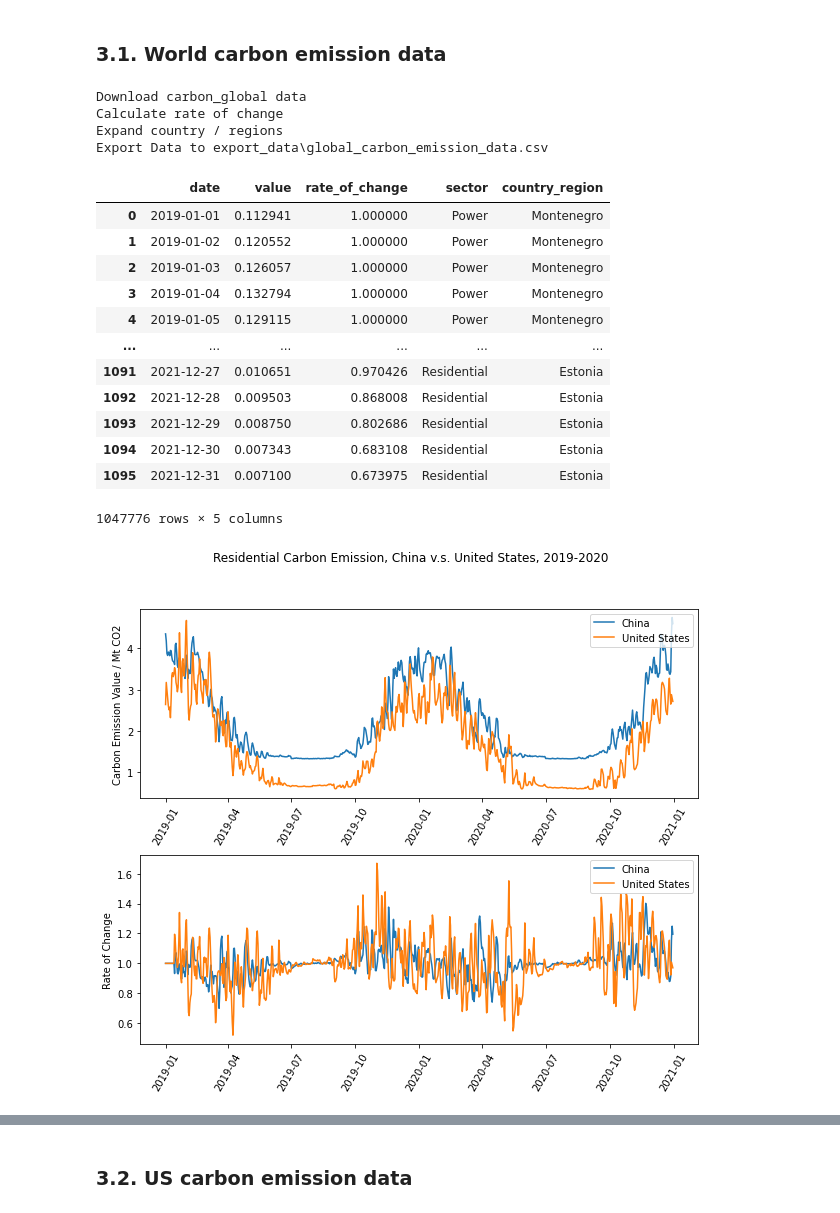
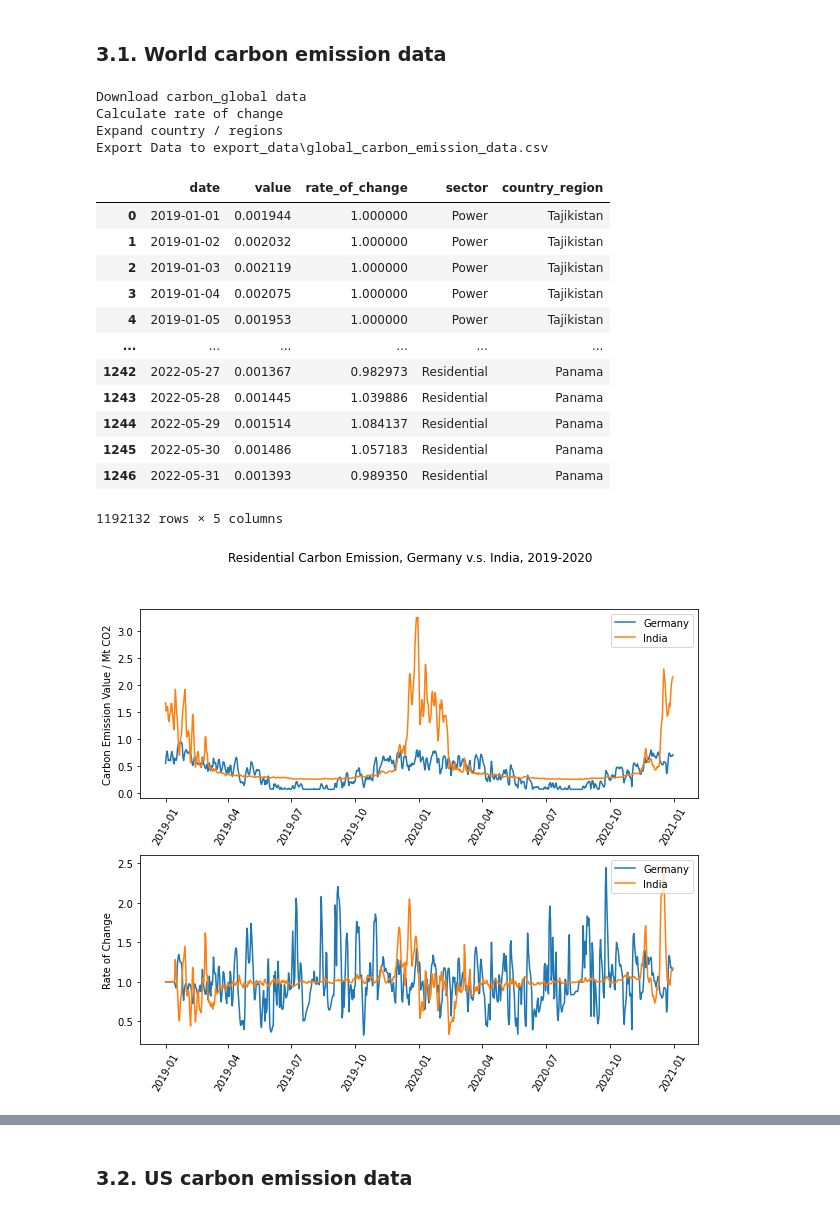
Before and after one commit to microsoft/Carbon-Insight, a Jupyter notebook: notebook/carbon_emission.ipynb, the cells around one changed output, grey strips where cells are left out. Saved outputs shown, nothing was run; the diff lists cells and outputs as text; code cells hidden in the pictures.

```diff
--- a/notebook/carbon_emission.ipynb
+++ b/notebook/carbon_emission.ipynb
@@ -98,7 +99,7 @@ def calculate_rate_of_change(df, window_size=14):
             )
             tmp_df['sector'] = sector
             tmp_df[region_scope] = region
-            new_df = new_df.append(tmp_df.reset_index())
+            new_df = pd.concat([new_df, tmp_df.reset_index()])
     return new_df
 # %% [markdown]
 ### <a id="a13"></a> 1.3. Expand country regions
@@ -156,9 +157,9 @@ def expand_country_regions(df):
                 tmp_df = df.loc[sector_masks[sector] & group_mask, :].copy()
                 tmp_df['value'] = tmp_df['value'] / sum_value * baseline.loc[code, sector]
                 tmp_df['country_region'] = country_region
-                new_df = new_df.append(tmp_df)
+                new_df = pd.concat([new_df, tmp_df])
         elif country_region in original_country_regions:
-            new_df = new_df.append(df.loc[df['country_region'] == country_region])
+            new_df = pd.concat([new_df, df.loc[df['country_region'] == country_region]])
 
     return new_df
 # %% [markdown]
@@ -308,29 +309,29 @@ Calculate rate of change
 Expand country / regions
 Export Data to export_data\global_carbon_emission_data.csv
 |  | date | value | rate_of_change | sector | country_region |
-| 0 | 2019-01-01 | 0.112941 | 1.000000 | Power | Montenegro |
-| 1 | 2019-01-02 | 0.120552 | 1.000000 | Power | Montenegro |
-| 2 | 2019-01-03 | 0.126057 | 1.000000 | Power | Montenegro |
-| 3 | 2019-01-04 | 0.132794 | 1.000000 | Power | Montenegro |
-| 4 | 2019-01-05 | 0.129115 | 1.000000 | Power | Montenegro |
+| 0 | 2019-01-01 | 0.001944 | 1.000000 | Power | Tajikistan |
+| 1 | 2019-01-02 | 0.002032 | 1.000000 | Power | Tajikistan |
+| 2 | 2019-01-03 | 0.002119 | 1.000000 | Power | Tajikistan |
+| 3 | 2019-01-04 | 0.002075 | 1.000000 | Power | Tajikistan |
+| 4 | 2019-01-05 | 0.001953 | 1.000000 | Power | Tajikistan |
 | ... | ... | ... | ... | ... | ... |
-| 1091 | 2021-12-27 | 0.010651 | 0.970426 | Residential | Estonia |
-| 1092 | 2021-12-28 | 0.009503 | 0.868008 | Residential | Estonia |
-| 1093 | 2021-12-29 | 0.008750 | 0.802686 | Residential | Estonia |
-| 1094 | 2021-12-30 | 0.007343 | 0.683108 | Residential | Estonia |
-| 1095 | 2021-12-31 | 0.007100 | 0.673975 | Residential | Estonia |
+| 1242 | 2022-05-27 | 0.001367 | 0.982973 | Residential | Panama |
+| 1243 | 2022-05-28 | 0.001445 | 1.039886 | Residential | Panama |
+| 1244 | 2022-05-29 | 0.001514 | 1.084137 | Residential | Panama |
+| 1245 | 2022-05-30 | 0.001486 | 1.057183 | Residential | Panama |
+| 1246 | 2022-05-31 | 0.001393 | 0.989350 | Residential | Panama |
-1047776 rows × 5 columns
+1192132 rows × 5 columns
 # %%
 plot_by_date(
     global_df,
     start_date='2019-01-01',
     end_date='2020-12-31',
     sector='Residential',
-    regions=['China', 'United States'],
-    title='Residential Carbon Emission, China v.s. United States, 2019-2020'
+    regions=['Germany', 'India'],
+    title='Residential Carbon Emission, Germany v.s. India, 2019-2020'
 )
 # %% [output]
-[figure, old version]
+[figure, new version]
 # %%
 plot_by_sector(
     global_df,
```
Also changed, not shown: parts of 9 cells of this notebook.
